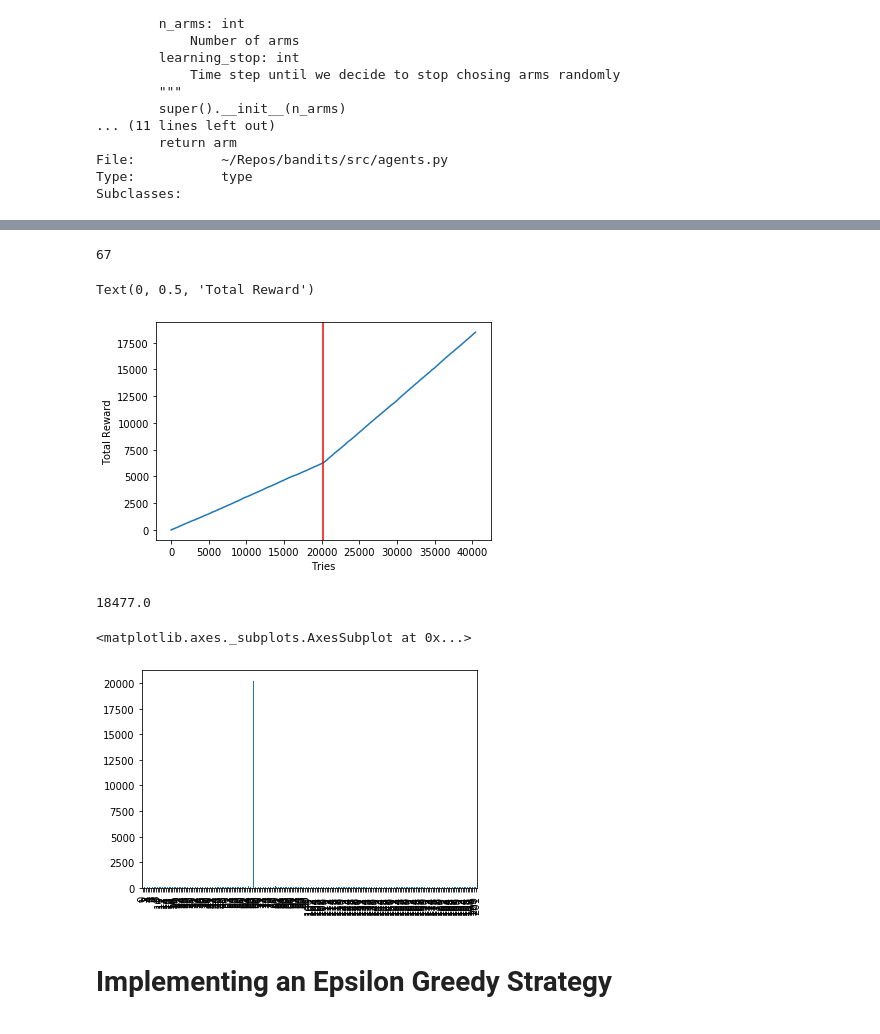
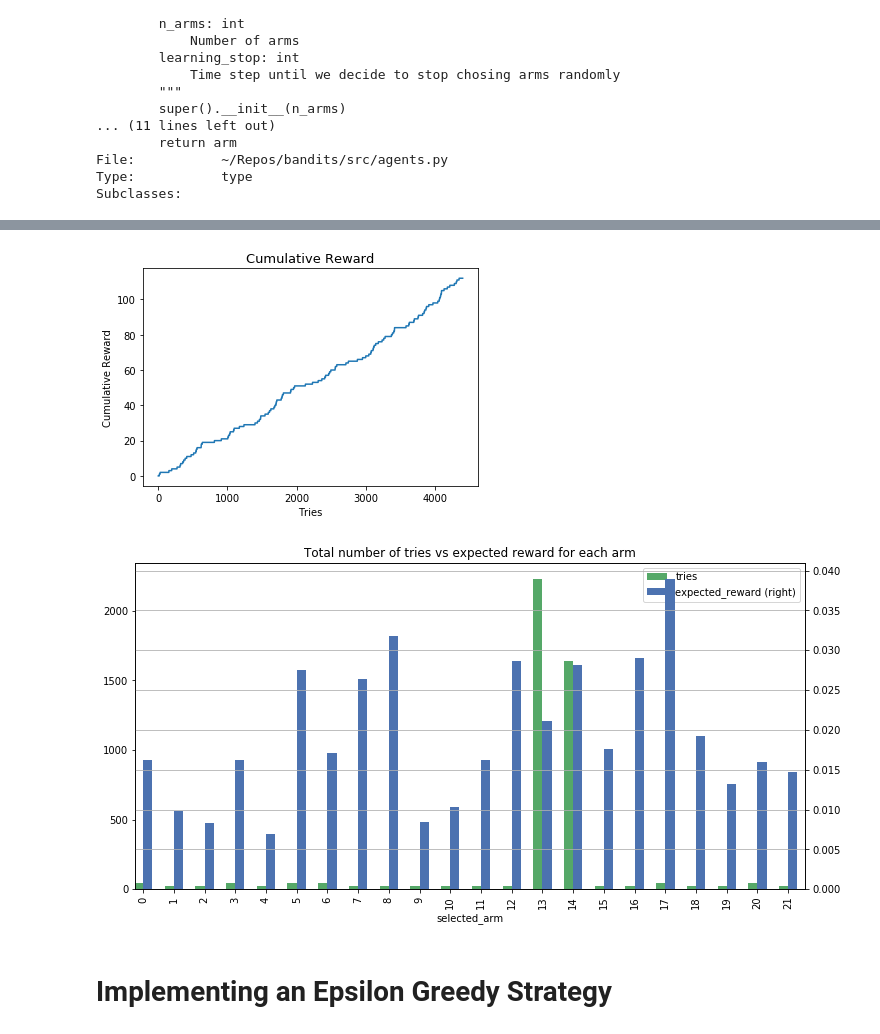
Before and after one commit to liamkesatoran/bandits, a Jupyter notebook: notebooks/Non_Contextual_Bandits.ipynb, the cells around one changed output, grey strips where cells are left out. Saved outputs shown, nothing was run; the diff lists cells and outputs as text; code cells hidden in the pictures.

Commit message:
Add eexperiment framework and experiment comparaison

```diff
--- a/notebooks/Non_Contextual_Bandits.ipynb
+++ b/notebooks/Non_Contextual_Bandits.ipynb
@@ -14,8 +14,8 @@ np.random.seed(100)
 from src.agents import *
 # %%
 #data = pd.read_csv('data/movielens_10_arms.csv') #easy
-#data = pd.read_csv('data/yahoo_reduced_arms.csv') #harder
-data = pd.read_csv('data/movielens_202_arms.csv') #lots of arms
+data = pd.read_csv('data/yahoo_reduced_arms.csv') #harder
+#data = pd.read_csv('data/movielens_202_arms.csv') #lots of arms
 
 # Reshuffle data
 data = data.sample(frac=1, random_state=100)
@@ -171,0 +183,22 @@ Subclasses:     GreedyExploreFirst, EpsilonGreedy, UCB1, BayesUCB, ThompsonSampl
+# %%
+class Experiment():
+    def __init__(self, agent, environment, T, name='No experiment name'):
+        self.name = name
+        self.agent = agent
+        self.environment = environment
+        self.cumulative_reward_history = [0]
+        for step in range(T):
+            self._run_one_step()
+
+    def _run_one_step(self):
+        arm = self.agent.select_arm()
+        reward = self.environment.get_reward(arm)
+        self.agent.add_observation(arm, reward)
+        cumulative_reward = self.cumulative_reward_history[-1] + reward
+        self.cumulative_reward_history.append(cumulative_reward)
+
+    def plot_cumulative_reward(self):
+        plt.plot(self.cumulative_reward_history)
+        plt.title('Cumulative Reward', fontsize=13)
+        plt.xlabel('Tries')
+        plt.ylabel('Cumulative Reward')
@@ -212,24 +242,19 @@ plt.plot(arms)
-# %%
-agent.select_arm()
-# %% [output]
-67
+# %%
+learning_stop = n_arms * 20 # Setting k tries per arm
+
+agent = GreedyExploreFirst(n_arms=n_arms, learning_stop=learning_stop) # Define Agent
+
+experiment = Experiment(agent, environment, T, 'GreedyExploreFirst') # Run Experiment
+
+experiment_history.append(experiment) # Add experiment to history
 # %%
-plt.plot(total_reward)
-plt.axvline(agent.learning_stop, c='r')
-plt.xlabel('Tries')
-plt.ylabel('Total Reward')
+experiment.plot_cumulative_reward()
 # %% [output]
-Text(0, 0.5, 'Total Reward')
-[figure, old version]
+[figure, new version]
-# %%
-total_reward[-1]
-# %% [output]
-18477.0
 # %%
-pd.Series(agent.tries).plot.bar()
+plot_tries_vs_expected_reward(agent.tries, expected_reward)
 # %% [output]
-<matplotlib.axes._subplots.AxesSubplot at 0x...>
-[figure, old version]
+[figure, new version]
 # %% [markdown]
 # Implementing an Epsilon Greedy Strategy
 # %% [markdown]
```
Also changed, not shown: parts of 56 cells of this notebook.
